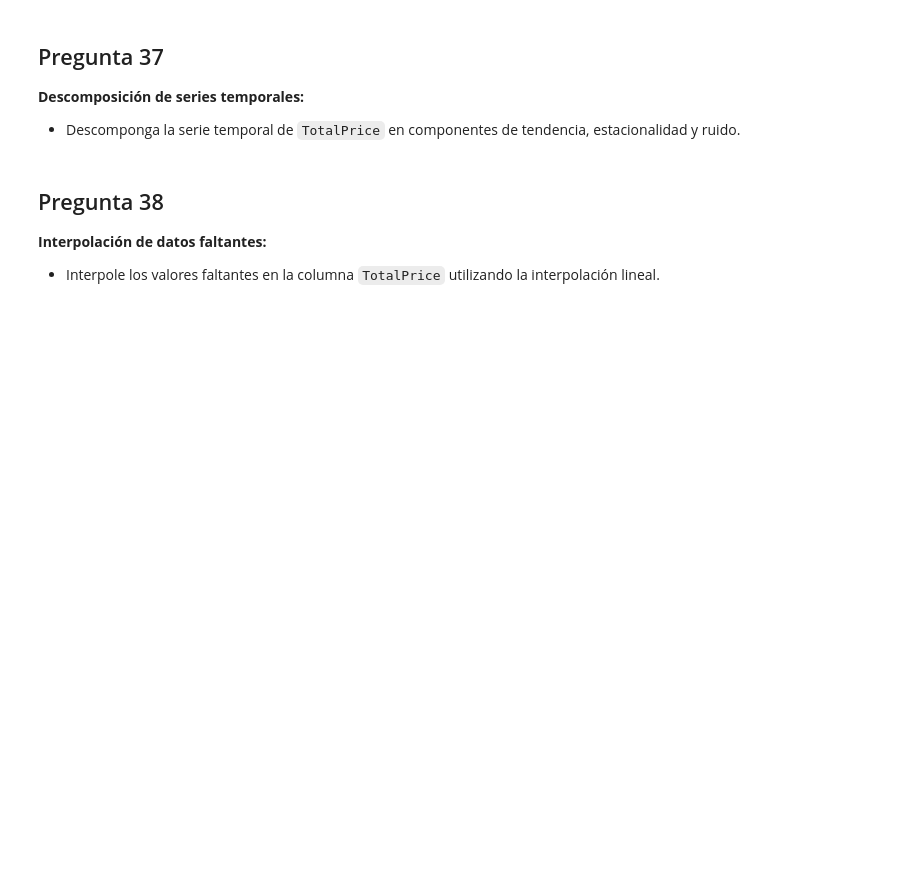
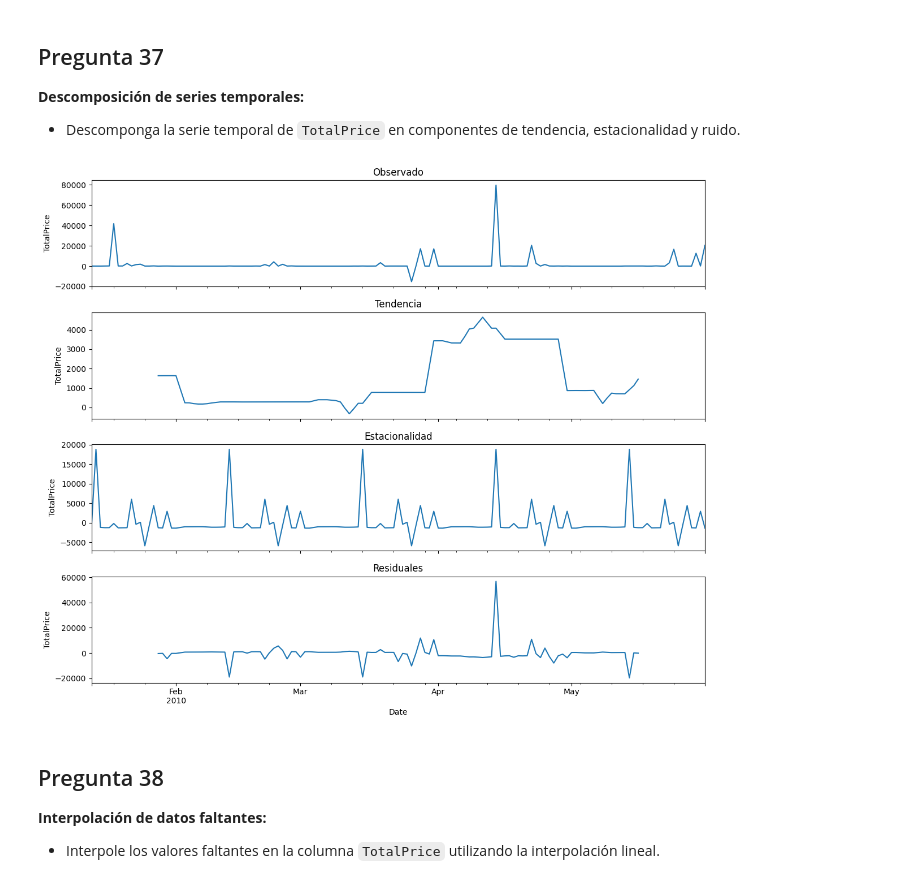
Before and after one commit to mizos0512/RPython, a Jupyter notebook: Notebooks/P-43_Notebook-43.ipynb, the cells around one changed output. Drawn from its saved outputs; the diff is of its cells as text; code cells hidden in the pictures; blank space fills up the shorter version.

```diff
--- a/Notebooks/P-43_Notebook-43.ipynb
+++ b/Notebooks/P-43_Notebook-43.ipynb
@@ -226,6 +1458,48 @@ SyntaxError: invalid syntax (frame.py, line 509)
 ## Pregunta 37
 **Descomposición de series temporales:**
 - Descomponga la serie temporal de `TotalPrice` en componentes de tendencia, estacionalidad y ruido.
+# %%
+import pandas as pd
+import matplotlib.pyplot as plt
+from statsmodels.tsa.seasonal import seasonal_decompose
+
+df_1 = pd.read_csv("Archivos/retail2.csv")
+
+df_1['InvoiceDate'] = pd.to_datetime(df_1['InvoiceDate'], format='%d/%m/%Y %H:%M:%S', errors='coerce')
+
+df_1['TotalPrice'] = df_1['Quantity'] * df_1['UnitPrice']
+
+df_1 = df_1.sort_values('InvoiceDate')
+
+# Reestableciendo el índice a 'InvoiceDate' para trabajar como serie temporal
+df_1.set_index('InvoiceDate', inplace=True)
+
+# Obtener una serie diaria (D)
+df_daily = df_1['TotalPrice'].resample('D').sum()
+
+# Descomponer la serie temporal
+decomposicion = seasonal_decompose(df_daily, model='additive', period=30)
+
+# Graficando la descomposición
+fig, (ax1, ax2, ax3, ax4) = plt.subplots(4, 1, figsize=(12, 10), sharex=True)
+
+decomposicion.observed.plot(ax=ax1, title='Observado')
+ax1.set_ylabel('TotalPrice')
+
+decomposicion.trend.plot(ax=ax2, title='Tendencia')
+ax2.set_ylabel('TotalPrice')
+
+decomposicion.seasonal.plot(ax=ax3, title='Estacionalidad')
+ax3.set_ylabel('TotalPrice')
+
+decomposicion.resid.plot(ax=ax4, title='Residuales')
+ax4.set_ylabel('TotalPrice')
+ax4.set_xlabel('Date')
+
+plt.tight_layout()
+plt.show()
+# %% [output]
+[figure, added]
 # %% [markdown]
 ## Pregunta 38
 **Interpolación de datos faltantes:**
```
Also changed, not shown: parts of 92 cells of this notebook, 10 other files.
